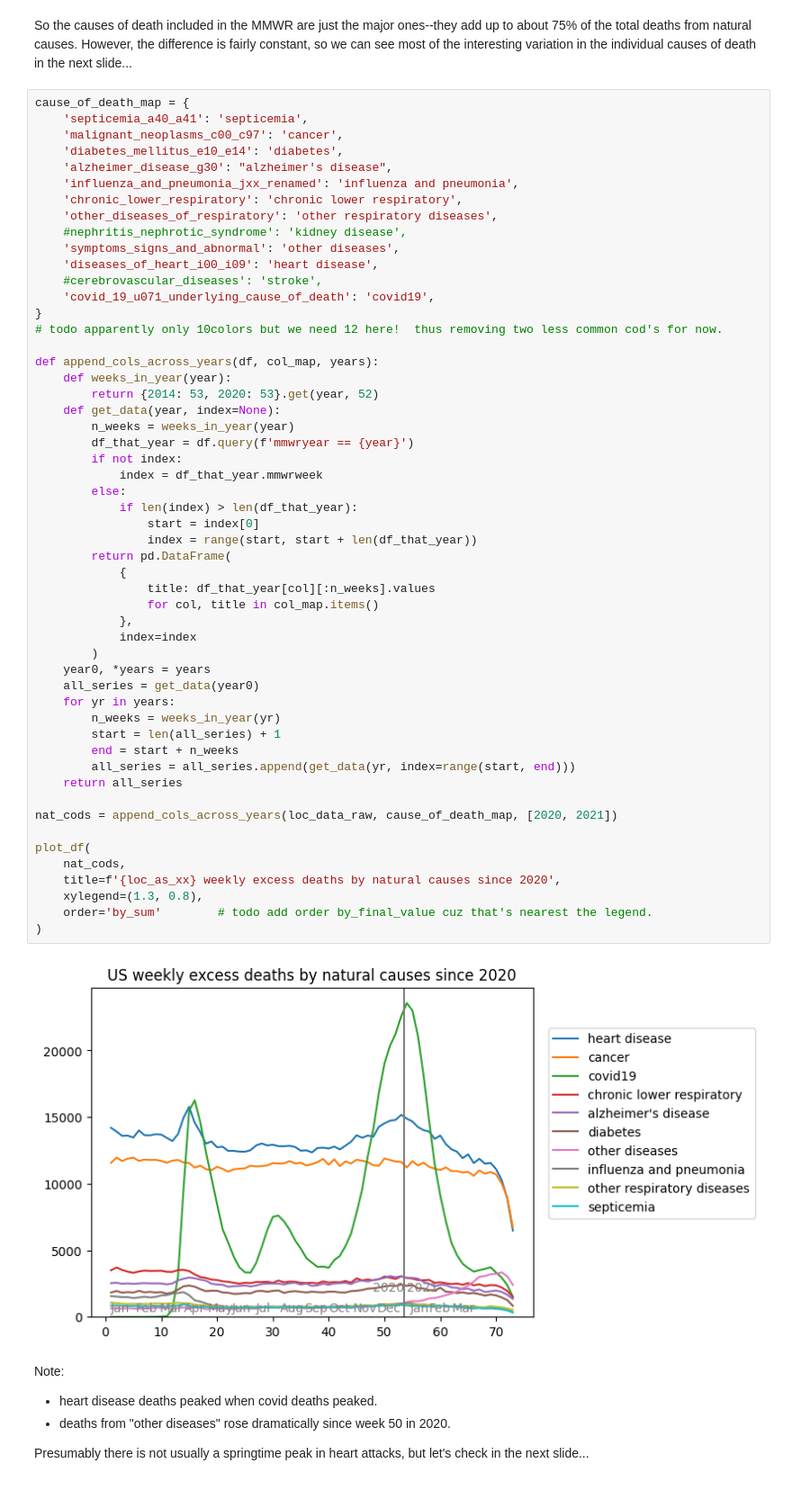
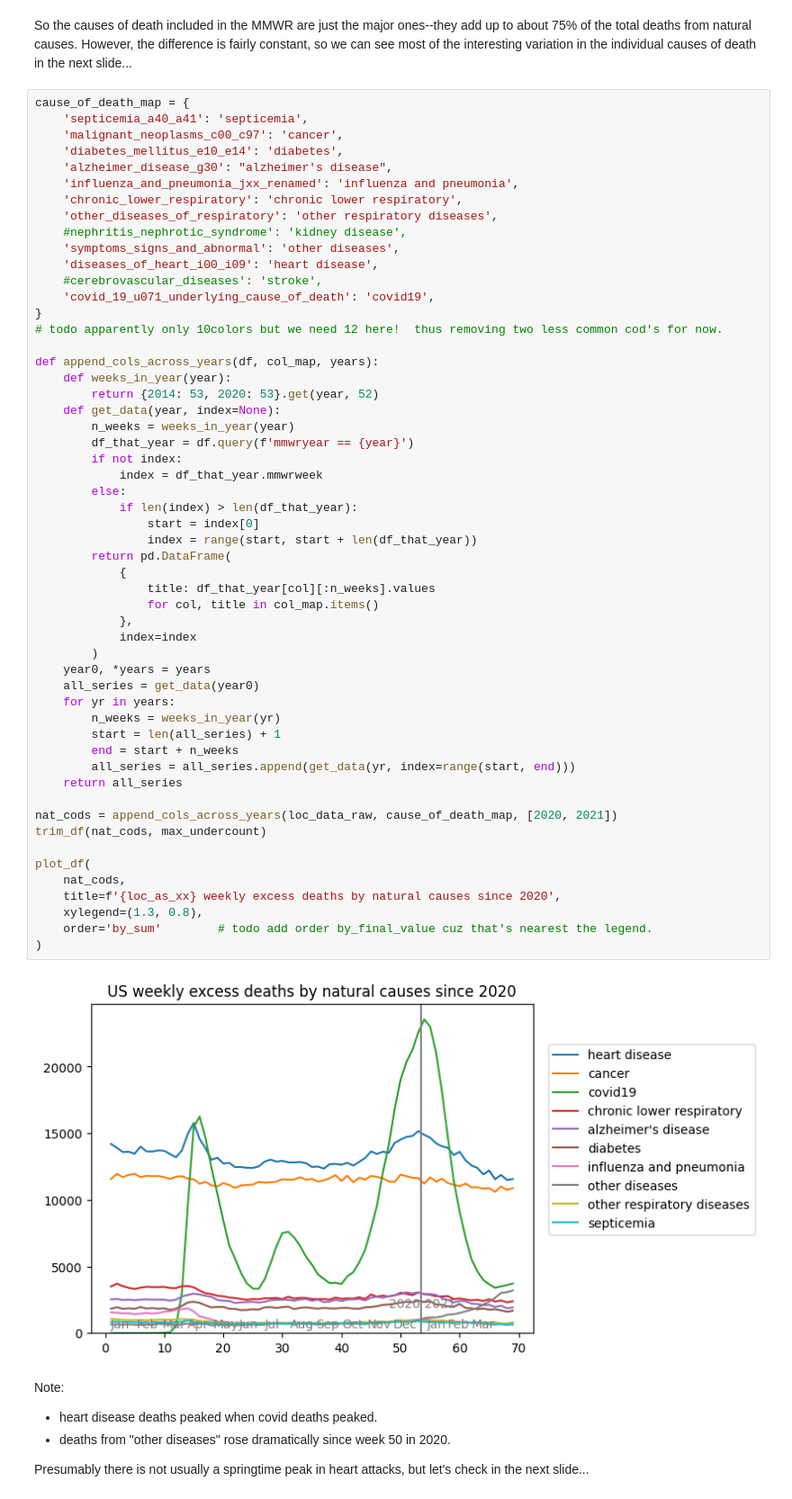
Before and after one commit to jsaponara/exploring_death_data, a Jupyter notebook: deaths-us-natural_cause.ipynb, the cells around one changed output. Shown at 90% size. Cells and saved outputs as stored; diff of their text form.

```diff
--- a/deaths-us-natural_cause.ipynb
+++ b/deaths-us-natural_cause.ipynb
@@ -672,34 +672,35 @@ def append_cols_across_years(df, col_map, years):
             index = df_that_year.mmwrweek
         else:
             if len(index) > len(df_that_year):
                 start = index[0]
                 index = range(start, start + len(df_that_year))
         return pd.DataFrame(
             {
                 title: df_that_year[col][:n_weeks].values
                 for col, title in col_map.items()
             },
             index=index
         )
     year0, *years = years
     all_series = get_data(year0)
     for yr in years:
         n_weeks = weeks_in_year(yr)
         start = len(all_series) + 1
         end = start + n_weeks
         all_series = all_series.append(get_data(yr, index=range(start, end)))
     return all_series
 
 nat_cods = append_cols_across_years(loc_data_raw, cause_of_death_map, [2020, 2021])
+trim_df(nat_cods, max_undercount)
 
 plot_df(
     nat_cods,
     title=f'{loc_as_xx} weekly excess deaths by natural causes since 2020',
     xylegend=(1.3, 0.8),
     order='by_sum'        # todo add order by_final_value cuz that's nearest the legend.
 )
 # %% [output]
-[figure, old version]
+[figure, new version]
 # %% [markdown]
 Note:
 - heart disease deaths peaked when covid deaths peaked.
```
